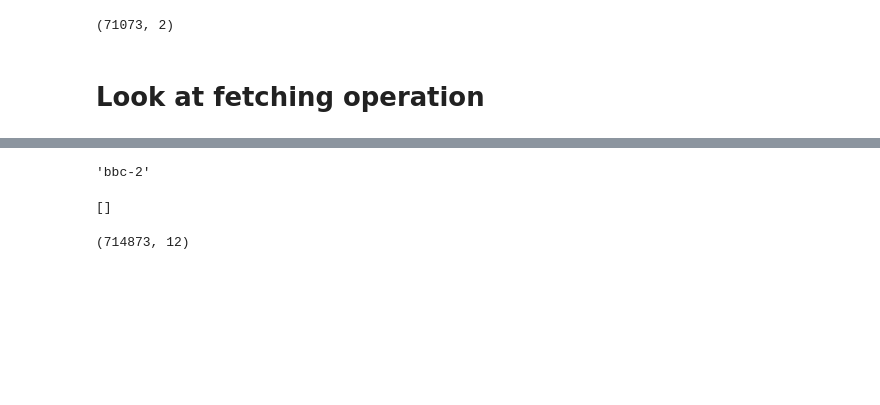
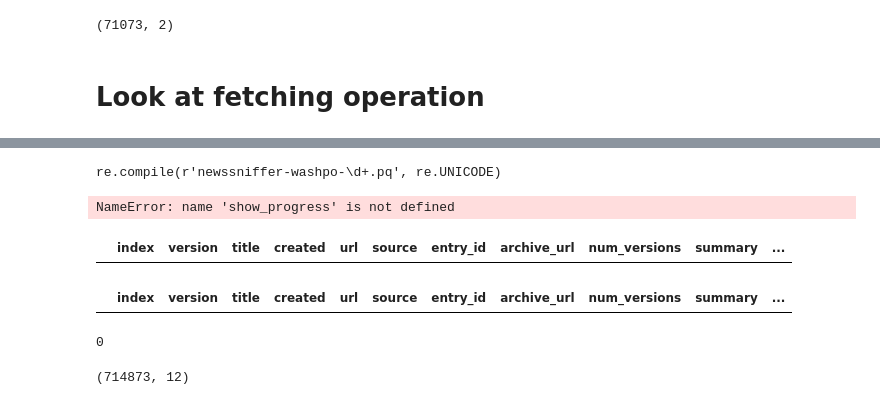
Before and after one commit to alex2awesome/edit-pathways, a Jupyter notebook: notebooks/2021-05-19__combine-files-from-s3.ipynb, the cells around one changed output, grey strips where cells are left out. Cells and saved outputs as stored; diff of their text form; code cells hidden in the pictures; blank space fills up the shorter version.

```diff
--- a/notebooks/2021-05-19__combine-files-from-s3.ipynb
+++ b/notebooks/2021-05-19__combine-files-from-s3.ipynb
@@ -263,3 +277,5 @@ import util_general as ug
 # %%
-db_name = 'bbc-2'
-t = ug._download_prefetched_data_csv(db_name, False, True)
+db_name = 'wp'
+t = sug.download_prefetched_data(db_name, format='csv', split_sentences=False, show_progress=True)
+# %%
+prefetched_file_idx, last_one, to_fetch_df = sug.download_pq_to_df(db_name, t)
@@ -266,13 +285,50 @@ t = ug._download_prefetched_data_csv(db_name, False, True)
+# %%
+file_pattern
+# %% [output]
+re.compile(r'newssniffer-washpo-\d+.pq', re.UNICODE)
+# %%
+prefetched_entry_id_list = []
+fname = ug.conn_mapper_dict[db_name]
+file_list = ug.get_fs().ls(ug.s3_pq_dir)
+file_pattern = re.compile(r'%s-\d+.pq' % fname)
+file_list = list(enumerate(filter(lambda x: re.search(file_pattern, x), file_list)))
+file_list = file_list[0:]
+if show_progress:
+    file_list = tqdm(file_list)
+for f_idx, fname in file_list:
+    with get_fs().open(fname) as f:
+        full_df = pd.read_parquet(f)
+    full_df = full_df.loc[lambda df: ~df['entry_id'].isin(prefetched_entry_id_list)]
+    if len(full_df['entry_id'].drop_duplicates()) > 50:
+        last_one = f_idx < (len(file_list) - 1)
+        return f_idx, last_one, full_df
+if len(file_list) == 0:
+    f_idx = 0
+last_one = f_idx < (len(file_list) - 1)
+return f_idx, last_one, []
+# %% [output]
+NameError: name 'show_progress' is not defined
+# %%
+df, to_fetch_df_slim = ug.get_rows_to_process_df(
+            5000, 0, to_fetch_df, t
+)
+# %%
+to_fetch_df_slim
+# %% [output]
+|  | index | version | title | created | url | source | entry_id | archive_url | num_versions | summary | ... |
+# %%
+(to_fetch_df
+            .loc[lambda df: df['num_versions'] > 1]
+            .loc[lambda df: df['num_versions'] < 40]
+)
+# %% [output]
+|  | index | version | title | created | url | source | entry_id | archive_url | num_versions | summary | ... |
+# %%
+len(to_fetch_df_slim)
+# %% [output]
+0
 # %%
 to_fetch_df = ug.download_pq_to_df(db_name, t)
-# %%
-db_name
-# %% [output]
-'bbc-2'
-# %%
-to_fetch_df
-# %% [output]
-[]
 # %%
 import re
 db_name = 'guardian'
```
Also changed, not shown: parts of 15 cells of this notebook.
